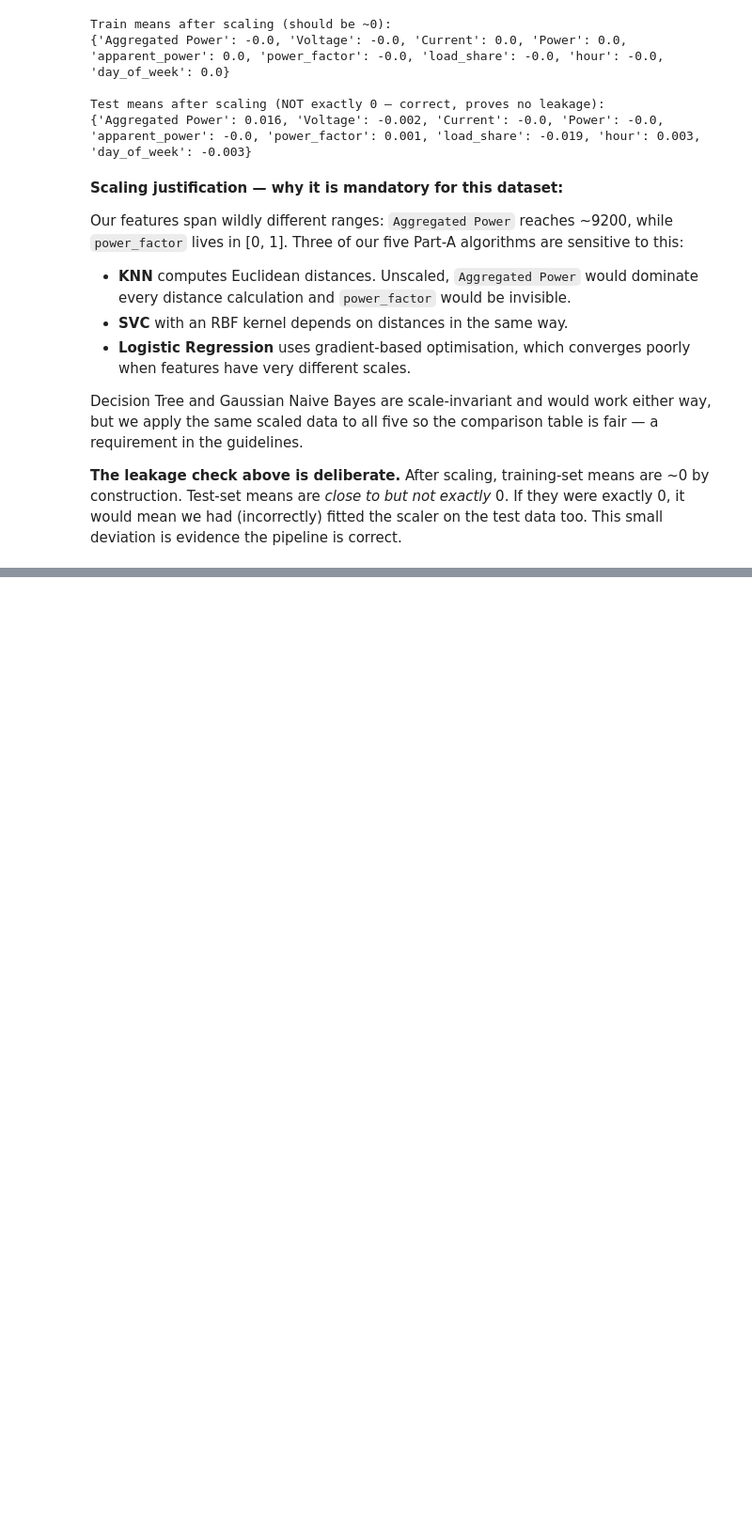
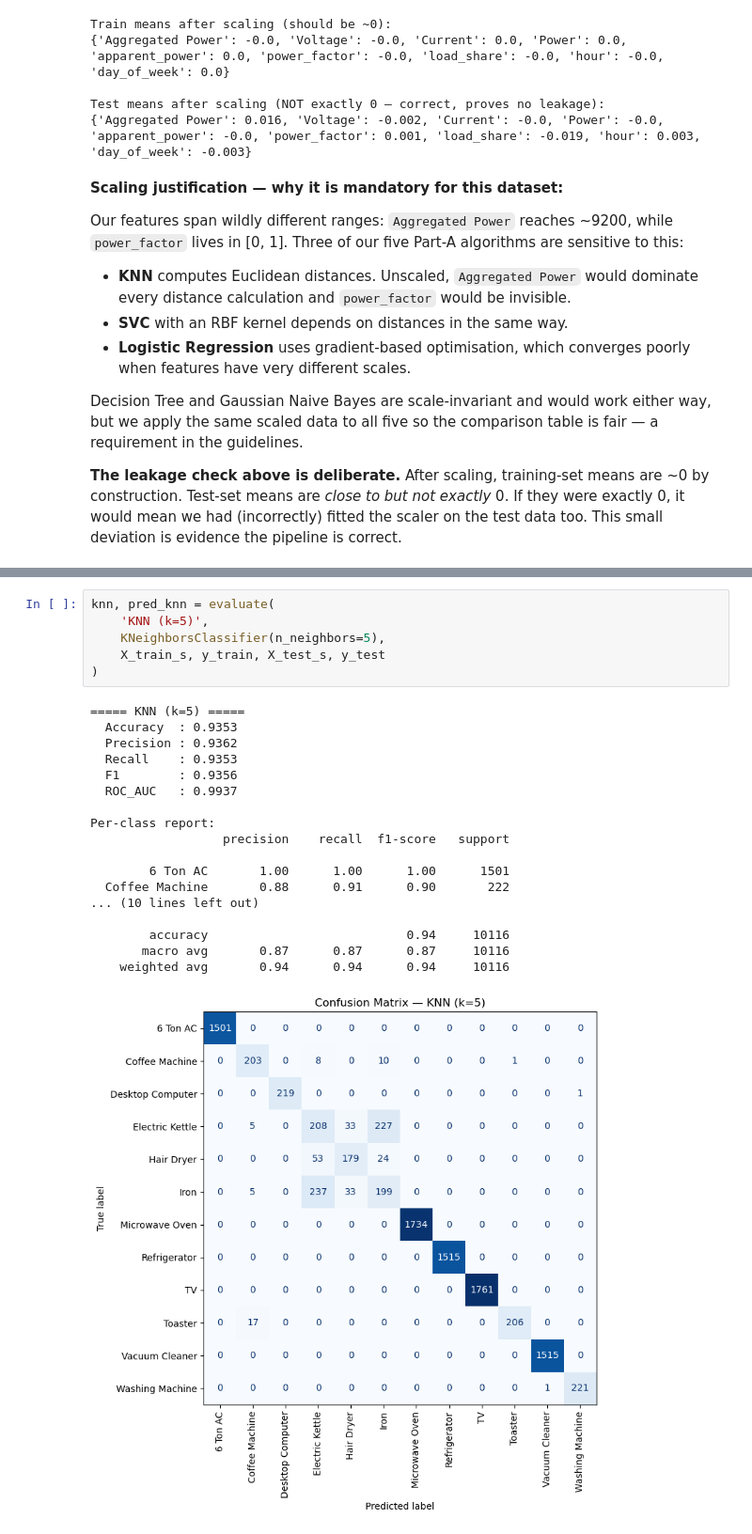
Before and after one commit to yazhini-vetrivel/airbnb_pricing_analytics, a Jupyter notebook: notebooks/classification.ipynb, the cells around one changed output, grey strips where cells are left out. Shown at 94% size. Drawn from its saved outputs; the diff is of its cells as text; blank space fills up the shorter version.

```diff
--- a/notebooks/classification.ipynb
+++ b/notebooks/classification.ipynb
@@ -560,0 +693,25 @@ evidence the pipeline is correct.
+# %%
+knn, pred_knn = evaluate(
+    'KNN (k=5)',
+    KNeighborsClassifier(n_neighbors=5),
+    X_train_s, y_train, X_test_s, y_test
+)
+# %% [output]
+===== KNN (k=5) =====
+  Accuracy  : 0.9353
+  Precision : 0.9362
+  Recall    : 0.9353
+  F1        : 0.9356
+  ROC_AUC   : 0.9937
+
+Per-class report:
+                  precision    recall  f1-score   support
+
+        6 Ton AC       1.00      1.00      1.00      1501
+  Coffee Machine       0.88      0.91      0.90       222
+... (10 lines left out)
+
+        accuracy                           0.94     10116
+       macro avg       0.87      0.87      0.87     10116
+    weighted avg       0.94      0.94      0.94     10116
+[figure, added]
```
Also changed, not shown: parts of 26 cells of this notebook.
